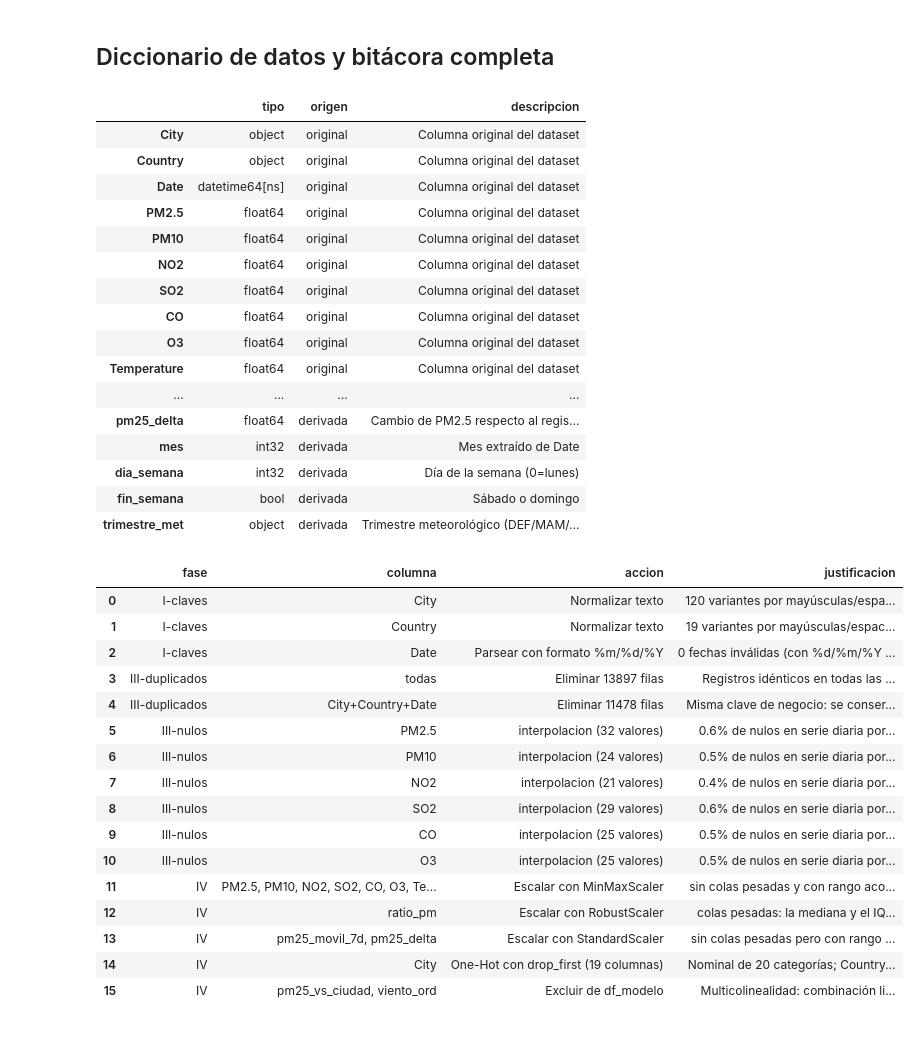
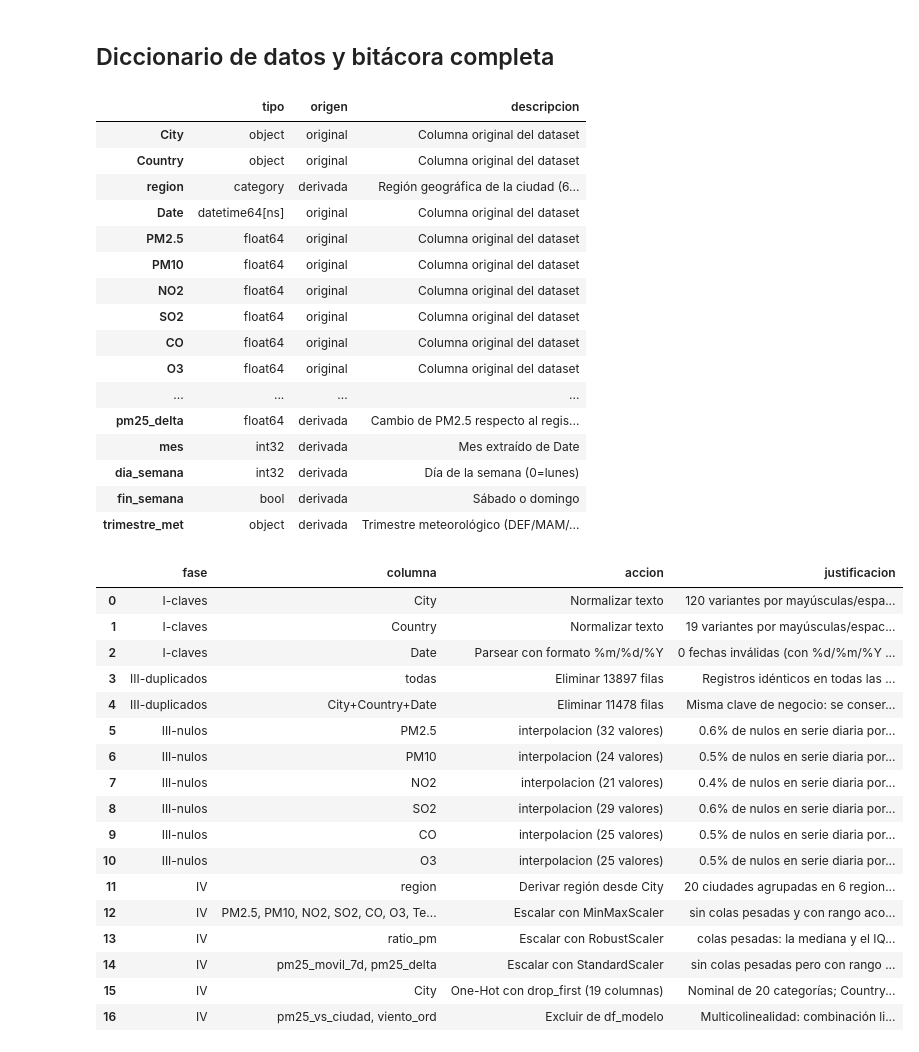
Before and after one commit to FabioGuardado/global-air-quality-pipeline, a Jupyter notebook: notebooks/eda_pipeline.ipynb, the cells around one changed output. Cells and saved outputs as stored; diff of their text form; code cells hidden in the pictures.

Commit message:
Agregar base visual del dashboard y capítulo de diagnóstico

```diff
--- a/notebooks/eda_pipeline.ipynb
+++ b/notebooks/eda_pipeline.ipynb
@@ -614,8 +614,8 @@ Dos decisiones con motivo:
   ciudades de ambos hemisferios: diciembre no es la misma estación en moscow que en sydney.
 # %%
 # ratio_pm, n_excedencias_oms, pm25_vs_ciudad, pm25_movil_7d, pm25_delta,
-# trimestre_met y codificación cíclica de mes y día (ver src/air_quality/derivadas.py)
-df_final = agregar_derivadas(df_clean, UMBRALES_OMS)
+# trimestre_met, region y codificación cíclica de mes y día (ver src/air_quality/derivadas.py)
+df_final = agregar_derivadas(df_clean, UMBRALES_OMS, bitacora)
 display(df_final[DERIVADAS].describe().T.round(3))
 # %% [output]
 |  | count | mean | std | min | 25% | 50% | 75% | max |
@@ -1019,6 +1019,7 @@ DESCRIPCIONES = {
     "pm25_vs_ciudad": "PM2.5 menos la mediana de su ciudad",
     "pm25_movil_7d": "Media móvil de PM2.5 en ventana de 7 días",
     "pm25_delta": "Cambio de PM2.5 respecto al registro anterior de la ciudad",
+    "region": "Región geográfica de la ciudad (6 regiones)",
     "trimestre_met": "Trimestre meteorológico (DEF/MAM/JJA/SON)",
     "mes_sin": "Codificación cíclica del mes (seno)",
     "mes_cos": "Codificación cíclica del mes (coseno)",
@@ -1038,36 +1039,37 @@ display(diccionario)
 display(bitacora.to_frame())
 # %% [output]
 |  | tipo | origen | descripcion |
 | City | object | original | Columna original del dataset |
 | Country | object | original | Columna original del dataset |
+| region | category | derivada | Región geográfica de la ciudad (6... |
 | Date | datetime64[ns] | original | Columna original del dataset |
 | PM2.5 | float64 | original | Columna original del dataset |
 | PM10 | float64 | original | Columna original del dataset |
 | NO2 | float64 | original | Columna original del dataset |
 | SO2 | float64 | original | Columna original del dataset |
 | CO | float64 | original | Columna original del dataset |
 | O3 | float64 | original | Columna original del dataset |
-| Temperature | float64 | original | Columna original del dataset |
 | ... | ... | ... | ... |
 | pm25_delta | float64 | derivada | Cambio de PM2.5 respecto al regis... |
 | mes | int32 | derivada | Mes extraído de Date |
 | dia_semana | int32 | derivada | Día de la semana (0=lunes) |
 | fin_semana | bool | derivada | Sábado o domingo |
 | trimestre_met | object | derivada | Trimestre meteorológico (DEF/MAM/... |
 |  | fase | columna | accion | justificacion |
 | 0 | I-claves | City | Normalizar texto | 120 variantes por mayúsculas/espa... |
 | 1 | I-claves | Country | Normalizar texto | 19 variantes por mayúsculas/espac... |
 | 2 | I-claves | Date | Parsear con formato %m/%d/%Y | 0 fechas inválidas (con %d/%m/%Y ... |
 | 3 | III-duplicados | todas | Eliminar 13897 filas | Registros idénticos en todas las ... |
 | 4 | III-duplicados | City+Country+Date | Eliminar 11478 filas | Misma clave de negocio: se conser... |
 | 5 | III-nulos | PM2.5 | interpolacion (32 valores) | 0.6% de nulos en serie diaria por... |
 | 6 | III-nulos | PM10 | interpolacion (24 valores) | 0.5% de nulos en serie diaria por... |
 | 7 | III-nulos | NO2 | interpolacion (21 valores) | 0.4% de nulos en serie diaria por... |
 | 8 | III-nulos | SO2 | interpolacion (29 valores) | 0.6% de nulos en serie diaria por... |
 | 9 | III-nulos | CO | interpolacion (25 valores) | 0.5% de nulos en serie diaria por... |
 | 10 | III-nulos | O3 | interpolacion (25 valores) | 0.5% de nulos en serie diaria por... |
-| 11 | IV | PM2.5, PM10, NO2, SO2, CO, O3, Te... | Escalar con MinMaxScaler | sin colas pesadas y con rango aco... |
-| 12 | IV | ratio_pm | Escalar con RobustScaler | colas pesadas: la mediana y el IQ... |
-| 13 | IV | pm25_movil_7d, pm25_delta | Escalar con StandardScaler | sin colas pesadas pero con rango ... |
-| 14 | IV | City | One-Hot con drop_first (19 columnas) | Nominal de 20 categorías; Country... |
-| 15 | IV | pm25_vs_ciudad, viento_ord | Excluir de df_modelo | Multicolinealidad: combinación li... |
+| 11 | IV | region | Derivar región desde City | 20 ciudades agrupadas en 6 region... |
+| 12 | IV | PM2.5, PM10, NO2, SO2, CO, O3, Te... | Escalar con MinMaxScaler | sin colas pesadas y con rango aco... |
+| 13 | IV | ratio_pm | Escalar con RobustScaler | colas pesadas: la mediana y el IQ... |
+| 14 | IV | pm25_movil_7d, pm25_delta | Escalar con StandardScaler | sin colas pesadas pero con rango ... |
+| 15 | IV | City | One-Hot con drop_first (19 columnas) | Nominal de 20 categorías; Country... |
+| 16 | IV | pm25_vs_ciudad, viento_ord | Excluir de df_modelo | Multicolinealidad: combinación li... |
```
Also changed, not shown: parts of 2 cells of this notebook, 26 other files.
